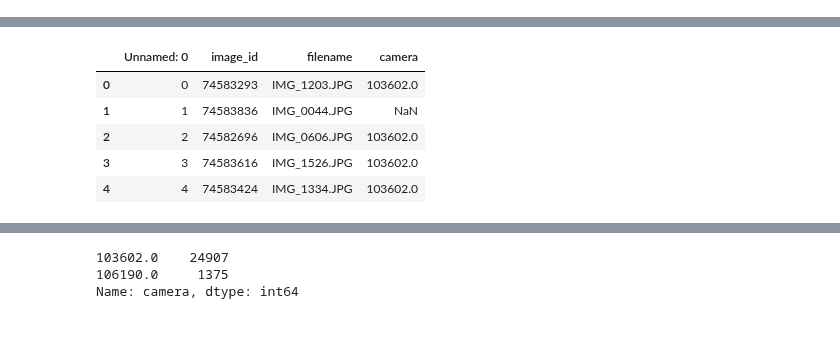
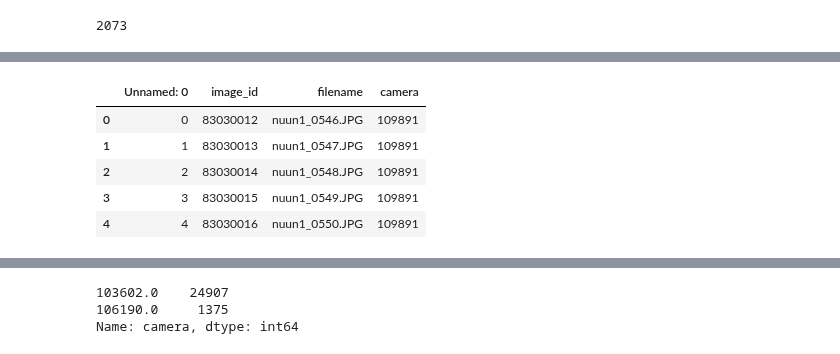
Before and after one commit to rowanoaktree/WildSouthwest, a Jupyter notebook: Scratch/sev_zooniverse2COCO.ipynb, the cells around one changed output, grey strips where cells are left out. Drawn from its saved outputs; the diff is of its cells as text; code cells hidden in the pictures.

```diff
--- a/Scratch/sev_zooniverse2COCO.ipynb
+++ b/Scratch/sev_zooniverse2COCO.ipynb
@@ -105,3 +121,7 @@ annos
+# %%
+len(annos)
+# %% [output]
+2073
 # %%
 for i in range(len(zooniverse)):
    row = json.loads(zooniverse["annotations"][i])
@@ -141,15 +161,15 @@ annos
  {'annotation_id': 30, 'category_id': 8, 'class': 'HUMAN'}]
 # %%
 #load camera ID
-camID = pd.read_csv(r'/Users/rowanconverse/Library/CloudStorage/OneDrive-UniversityofNewMexico/Projects/CameraTraps/Labels/camerainfo')
+camID = pd.read_csv(r'/Users/rowanconverse/Library/CloudStorage/OneDrive-UniversityofNewMexico/Projects/CameraTraps/Labels/rowanID_camerainfo')
 camID.head()
 # %% [output]
 |  | Unnamed: 0 | image_id | filename | camera |
-| 0 | 0 | 74583293 | IMG_1203.JPG | 103602.0 |
-| 1 | 1 | 74583836 | IMG_0044.JPG | NaN |
-| 2 | 2 | 74582696 | IMG_0606.JPG | 103602.0 |
-| 3 | 3 | 74583616 | IMG_1526.JPG | 103602.0 |
-| 4 | 4 | 74583424 | IMG_1334.JPG | 103602.0 |
+| 0 | 0 | 83030012 | nuun1_0546.JPG | 109891 |
+| 1 | 1 | 83030013 | nuun1_0547.JPG | 109891 |
+| 2 | 2 | 83030014 | nuun1_0548.JPG | 109891 |
+| 3 | 3 | 83030015 | nuun1_0549.JPG | 109891 |
+| 4 | 4 | 83030016 | nuun1_0550.JPG | 109891 |
 # %%
 sev = pd.DataFrame(annos)
 sev.head()
```
Also changed, not shown: parts of 5 cells of this notebook, 1 other file.
